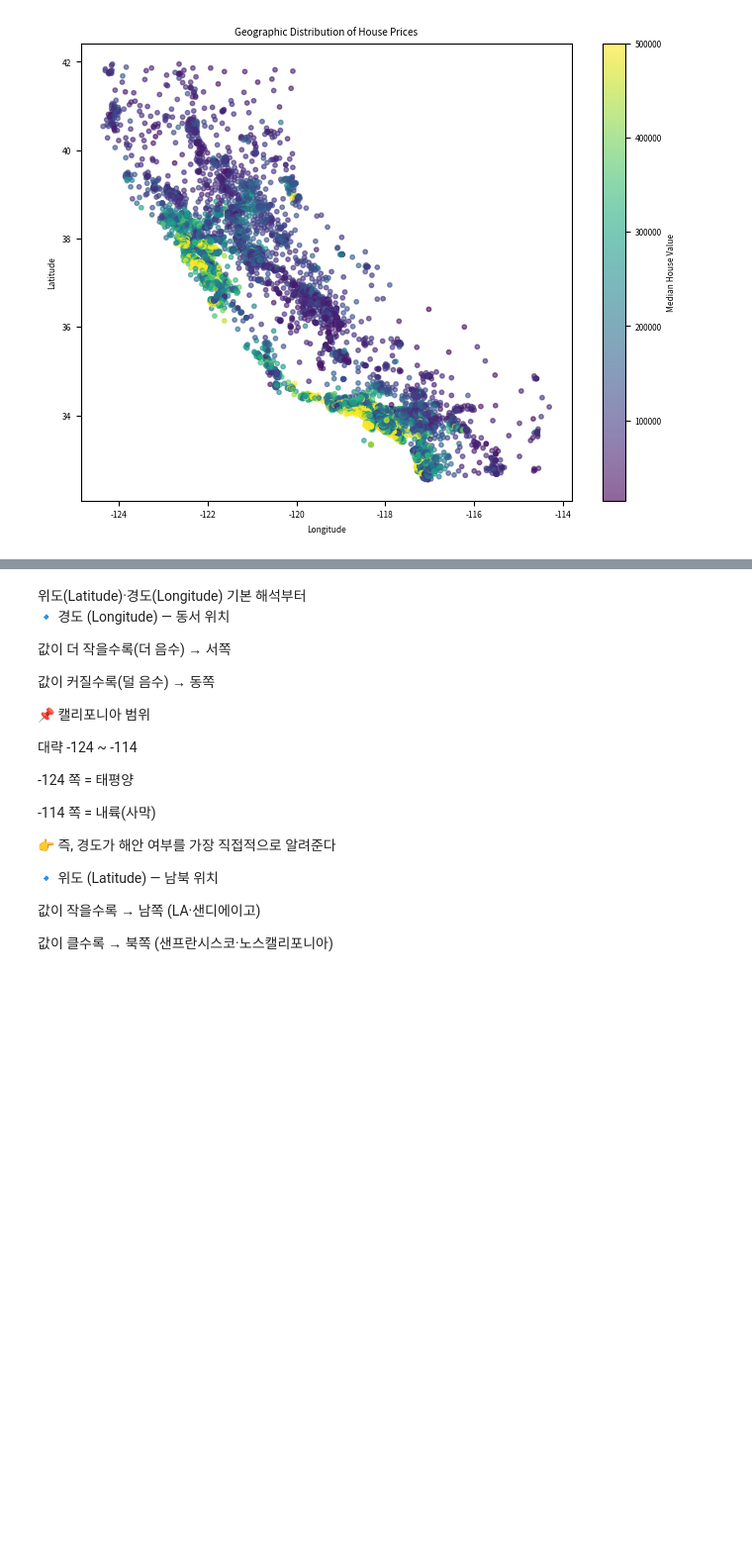
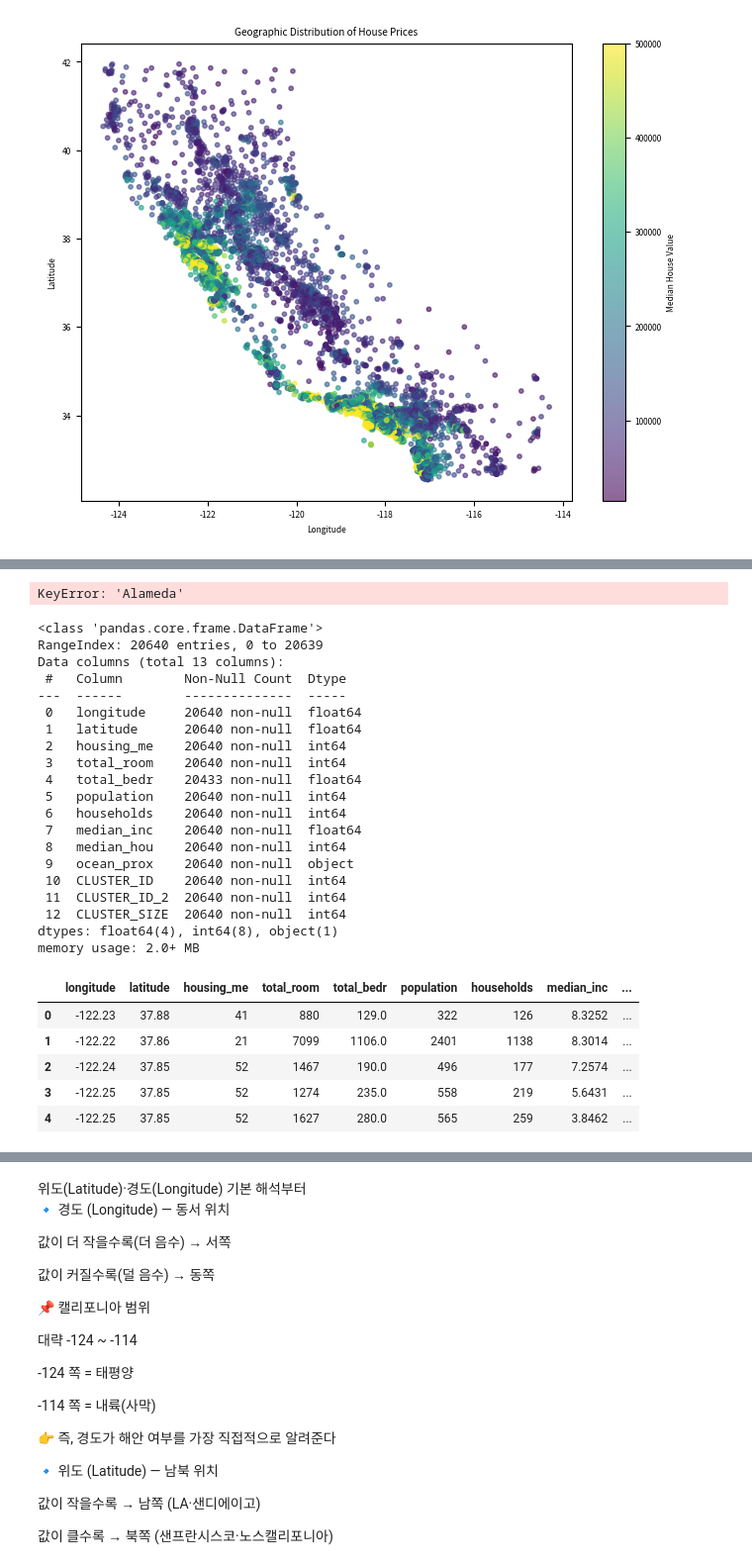
Before and after one commit to GYULLTANGURRI/main, a Jupyter notebook: 12월/데이터분석 캡스톤/데이터분석 캡스톤05/데이터분석 캡스톤05.ipynb, the cells around one changed output, grey strips where cells are left out. Shown at 99% size. Saved outputs shown, nothing was run; the diff lists cells and outputs as text; code cells hidden in the pictures; blank space fills up the shorter version.

```diff
--- a/12월/데이터분석 캡스톤/데이터분석 캡스톤05/데이터분석 캡스톤05.ipynb
+++ b/12월/데이터분석 캡스톤/데이터분석 캡스톤05/데이터분석 캡스톤05.ipynb
@@ -668,0 +907,35 @@ plt.show()
+# %%
+counties["Alameda"]
+# %% [output]
+KeyError: 'Alameda'
+# %%
+cluster = pd.read_excel("군집.xlsx")
+cluster.info()
+cluster.head()
+# %% [output]
+<class 'pandas.core.frame.DataFrame'>
+RangeIndex: 20640 entries, 0 to 20639
+Data columns (total 13 columns):
+ #   Column        Non-Null Count  Dtype
+---  ------        --------------  -----
+ 0   longitude     20640 non-null  float64
+ 1   latitude      20640 non-null  float64
+ 2   housing_me    20640 non-null  int64
+ 3   total_room    20640 non-null  int64
+ 4   total_bedr    20433 non-null  float64
+ 5   population    20640 non-null  int64
+ 6   households    20640 non-null  int64
+ 7   median_inc    20640 non-null  float64
+ 8   median_hou    20640 non-null  int64
+ 9   ocean_prox    20640 non-null  object
+ 10  CLUSTER_ID    20640 non-null  int64
+ 11  CLUSTER_ID_2  20640 non-null  int64
+ 12  CLUSTER_SIZE  20640 non-null  int64
+dtypes: float64(4), int64(8), object(1)
+memory usage: 2.0+ MB
+|  | longitude | latitude | housing_me | total_room | total_bedr | population | households | median_inc | ... |
+| 0 | -122.23 | 37.88 | 41 | 880 | 129.0 | 322 | 126 | 8.3252 | ... |
+| 1 | -122.22 | 37.86 | 21 | 7099 | 1106.0 | 2401 | 1138 | 8.3014 | ... |
+| 2 | -122.24 | 37.85 | 52 | 1467 | 190.0 | 496 | 177 | 7.2574 | ... |
+| 3 | -122.25 | 37.85 | 52 | 1274 | 235.0 | 558 | 219 | 5.6431 | ... |
+| 4 | -122.25 | 37.85 | 52 | 1627 | 280.0 | 565 | 259 | 3.8462 | ... |
```
Also changed, not shown: parts of 62 cells of this notebook, 22 other files.
